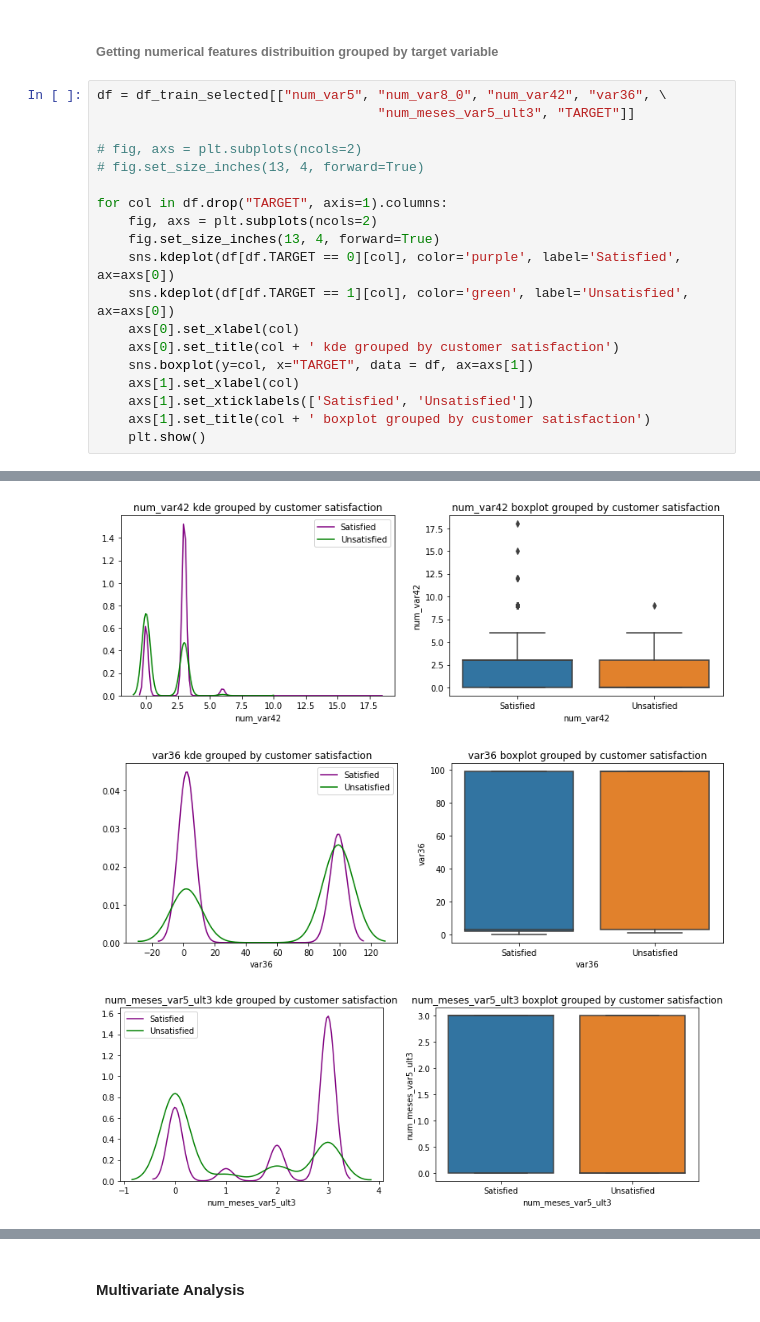
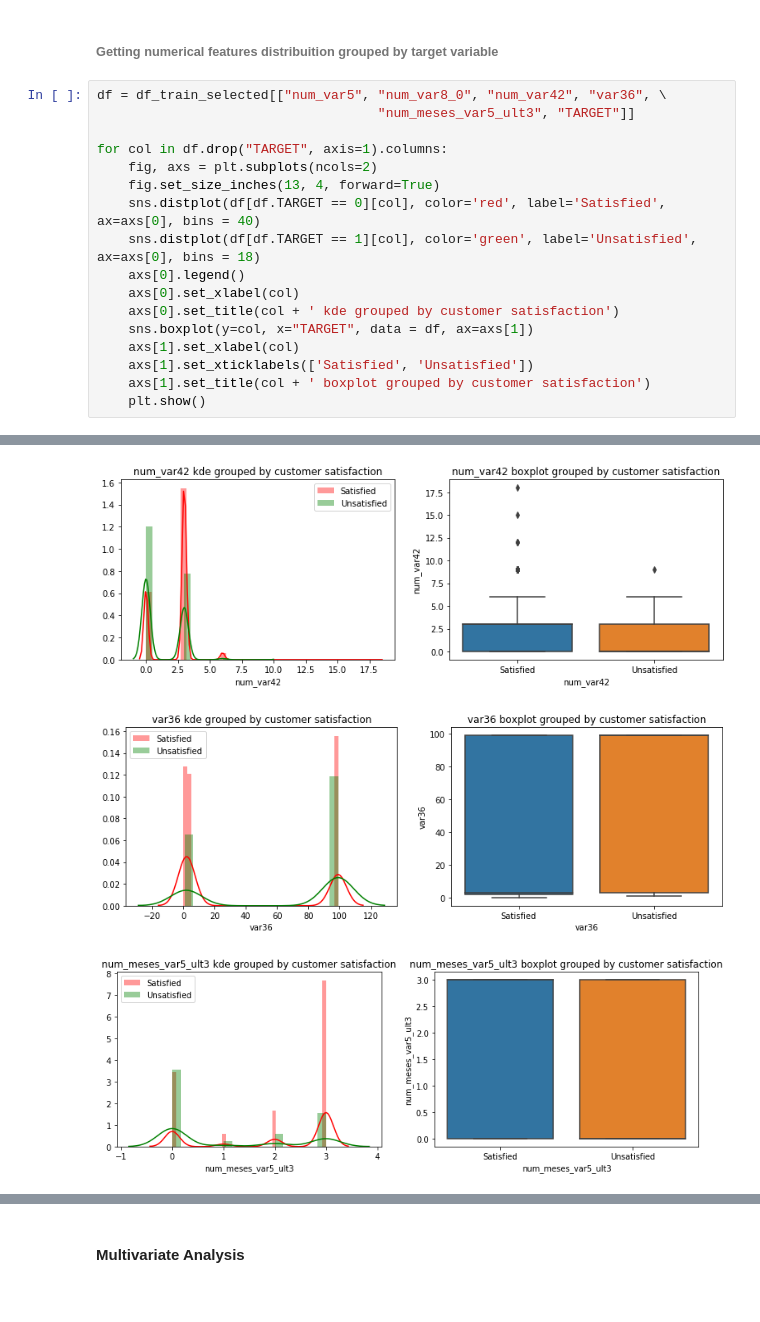
Before and after one commit to naiaraap/Predicting-Customer-Satisfaction-Level-from-Santander, a Jupyter notebook: CustomerSatisfactionLevelPrediction.ipynb, the cells around one changed output, grey strips where cells are left out. Drawn from its saved outputs; the diff is of its cells as text.

```diff
--- a/CustomerSatisfactionLevelPrediction.ipynb
+++ b/CustomerSatisfactionLevelPrediction.ipynb
@@ -360,14 +360,12 @@ n = len(corr)
 df = df_train_selected[["num_var5", "num_var8_0", "num_var42", "var36", \
                                     "num_meses_var5_ult3", "TARGET"]]
 
-# fig, axs = plt.subplots(ncols=2)
-# fig.set_size_inches(13, 4, forward=True)
-
 for col in df.drop("TARGET", axis=1).columns:
     fig, axs = plt.subplots(ncols=2)
     fig.set_size_inches(13, 4, forward=True)
-    sns.kdeplot(df[df.TARGET == 0][col], color='purple', label='Satisfied', ax=axs[0])
-    sns.kdeplot(df[df.TARGET == 1][col], color='green', label='Unsatisfied', ax=axs[0])
+    sns.distplot(df[df.TARGET == 0][col], color='red', label='Satisfied', ax=axs[0], bins = 40)
+    sns.distplot(df[df.TARGET == 1][col], color='green', label='Unsatisfied', ax=axs[0], bins = 18)
+    axs[0].legend()
     axs[0].set_xlabel(col)
     axs[0].set_title(col + ' kde grouped by customer satisfaction')
     sns.boxplot(y=col, x="TARGET", data = df, ax=axs[1])
@@ -381,3 +379,3 @@ for col in df.drop("TARGET", axis=1).columns:
-[figure, old version]
+[figure, new version]
-[figure, old version]
+[figure, new version]
-[figure, old version]
+[figure, new version]
```
Also changed, not shown: parts of 5 cells of this notebook.
